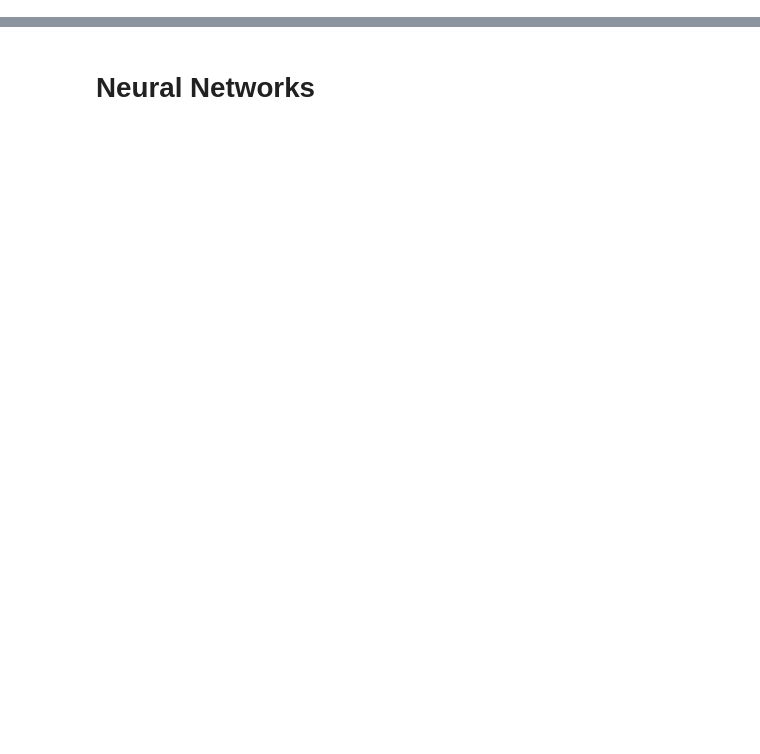
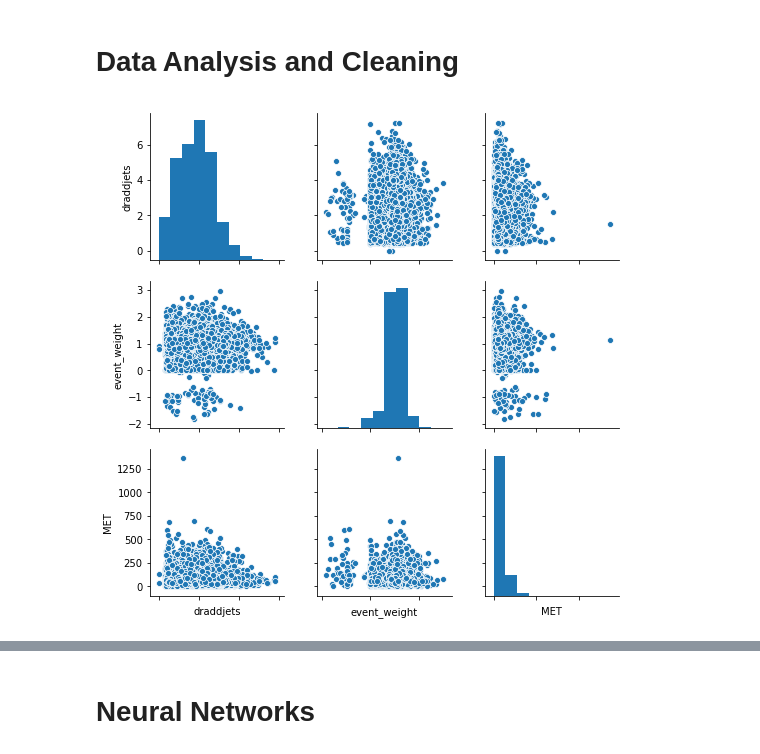
Before and after one commit to kevinyang372/HYU_PH, a Jupyter notebook: Root_explorer.ipynb, the cells around one changed output, grey strips where cells are left out. Saved outputs shown, nothing was run; the diff lists cells and outputs as text; code cells hidden in the pictures; blank space fills up the shorter version.

```diff
--- a/Root_explorer.ipynb
+++ b/Root_explorer.ipynb
@@ -71,9 +73,9 @@ dftree_bg = tree_to_df(tree2)
 #     results.append(k)
 # %%
 def process(df):
-    columns = ['draddjets','lepton_pT','lepton_eta','lepton_phi','lepton_E','MET','MET_phi','channel','event_weight']
+    columns = ['draddjets','lepton_pT','lepton_eta','lepton_phi','lepton_E','MET','MET_phi','event_weight','delta_phi','delta_eta','delta_R']
 
-    for t in range(1,7):
+    for t in range(1,5):
         for i in ['jet_pT','jet_eta','jet_phi','jet_E','jet_CvsB']:
             columns.append(i+'_'+str(t))
 
@@ -82,12 +84,18 @@ def process(df):
     for i in range(len(df['lepton_SF'])):
         if df['jet_number'][i] >= 6:
             parts = []
-            for t in ['draddjets','lepton_pT','lepton_eta','lepton_phi','lepton_E','MET','MET_phi','channel']:
+            for t in ['draddjets','lepton_pT','lepton_eta','lepton_phi','lepton_E','MET','MET_phi']:
                 parts.append(df[t][i])
 
             product = df['lepton_SF'][i][0] * df['jet_SF_CSV_30'][i][0] * df['PUWeight'][i][0] * df['genweight'][i]
 
             parts.append(product)
+
+            delta_phi = df['addbjet1_phi'][i] - df['addbjet2_phi'][i] - 2*math.pi if df['addbjet1_phi'][i] - df['addbjet2_phi'][i] > 2*math.pi else df['addbjet1_phi'][i] - df['addbjet2_phi'][i] + 2*math.pi
+            delta_eta = df['addbjet1_eta'][i] - df['addbjet2_eta'][i]
+            delta_R = math.sqrt(delta_phi**2 + delta_eta**2)
+
+            parts += [delta_phi, delta_eta, delta_R]
 
             for t in range(len(df['jet_pT'][i])):
                 passed = True
@@ -111,6 +119,8 @@ def process(df):
 
             end.append(parts)
 
+    print "Column Length: ", len(end[0])
+    print "Fixed Length: ", len(columns)
     train_tree = pd.DataFrame(end, columns=columns)
     return train_tree
 # %%
@@ -122,10 +138,10 @@ train_tree['result'] = np.zeros(len(train_tree))
 # %%
 train_tree_2['result'] = [1 for i in range(len(train_tree_2))]
 # %%
-train = train_tree.append(train_tree_2, ignore_index=True)
+full_train = train_tree.append(train_tree_2, ignore_index=True)
 # %%
-y_pred = train['result']
-train = train.drop('result',1)
+y_pred = full_train['result']
+full_train = full_train.drop('result',1)
 # %%
 def preprocess_data(X, scaler=None):
     if not scaler:
@@ -137,0 +154,7 @@ train, scaler = preprocess_data(train)
+# %% [markdown]
+# Data Analysis and Cleaning
+# %%
+g = sns.pairplot(full_train, vars=["draddjets","event_weight","MET"])
+g.set(xticklabels=[]);
+# %% [output]
+[figure, added]
```
Also changed, not shown: parts of 22 cells of this notebook.
